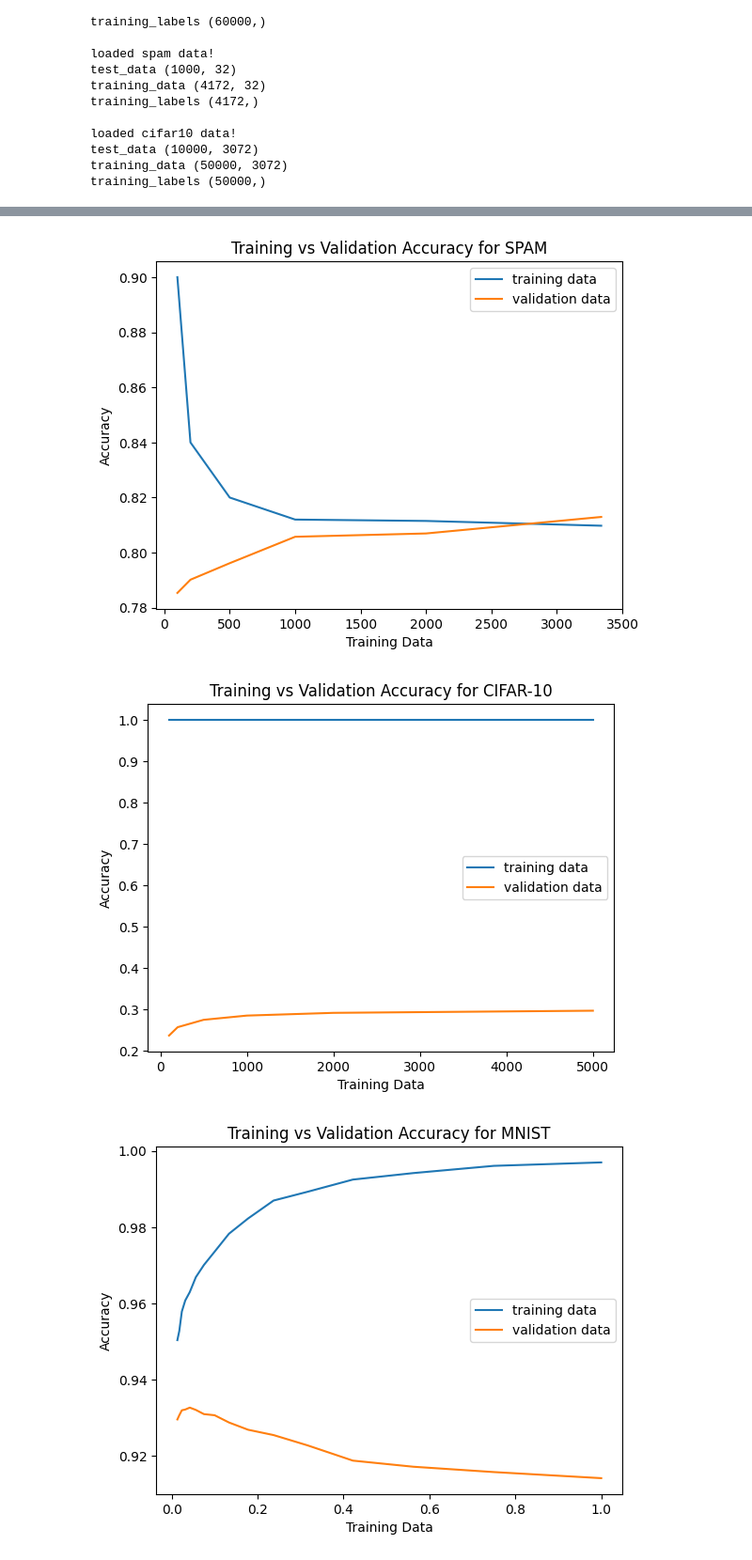
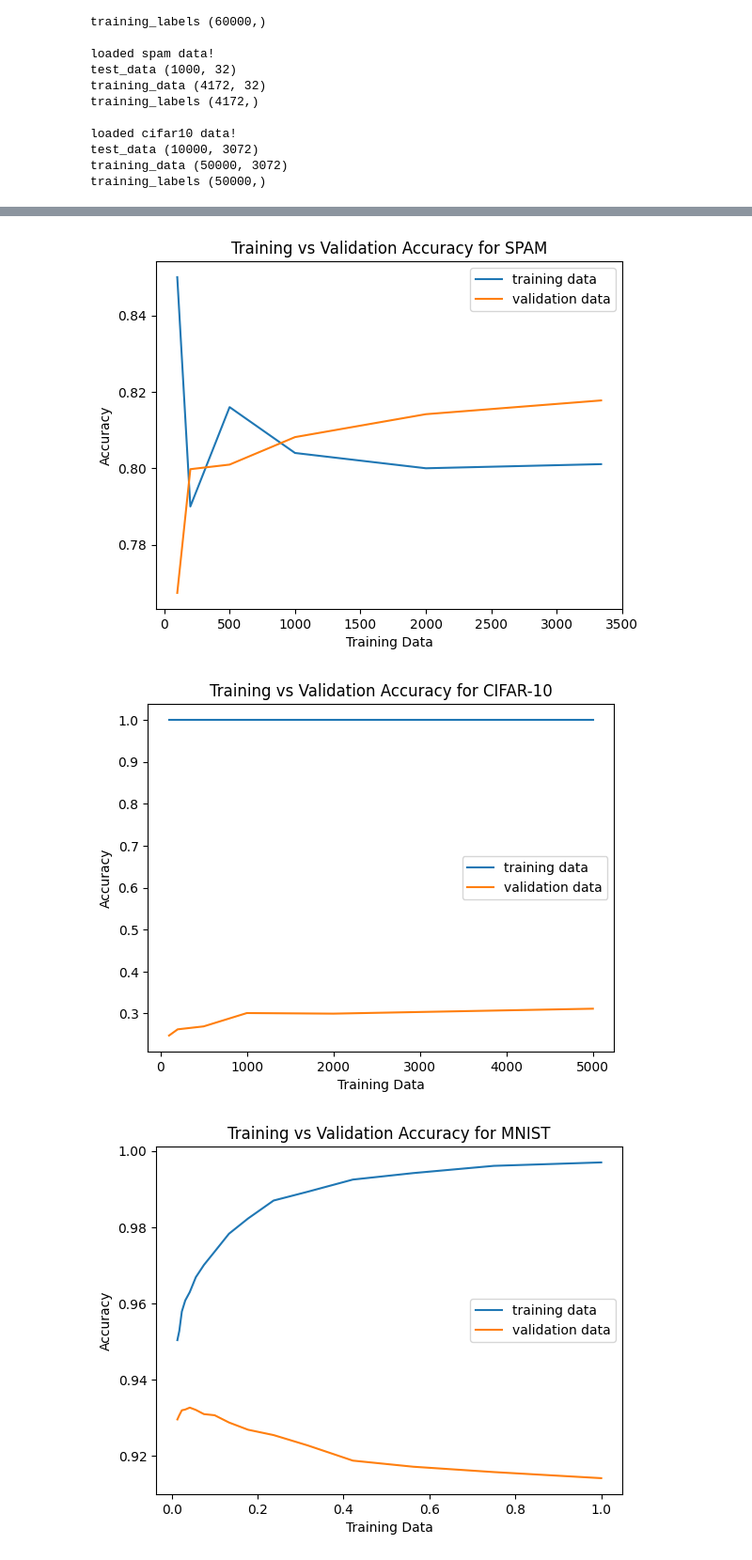
Before and after one commit to AmandaYao00/cs189_hw3, a Jupyter notebook: hw1/scripts/Solutions.ipynb, the cells around one changed output, grey strips where cells are left out. Shown at 94% size. Drawn from its saved outputs; the diff is of its cells as text; code cells hidden in the pictures.

```diff
--- a/hw1/scripts/Solutions.ipynb
+++ b/hw1/scripts/Solutions.ipynb
@@ -97,30 +97,30 @@ create_plot(num_train, training_accuracy, validation_accuracy, 'Training vs Vali
 # %%
 # Q3: Support Vector Coding -- SPAM
 
 # Trains and returns a Returns SVC Model
 def train_svm(data, training_indices, num_train):
     clf = svm.SVC(kernel = 'linear')
     clf.fit(data["training_data"][spam_training[:num_train]], data["training_labels"][spam_training][:num_train])
     return clf
 
 # Returns array of predictions using SVC Model on New Data
-def predict(model, data):
-    return clf.predict(data)
+def predict(data, clf, reshape_num, lables):
+    return clf.predict(data["training_data"][lables])
 
 # Train SPAM using raw pixels as features
 num_train = [100, 200, 500, 1000, 2000, 3339]
 training_accuracy = []
 validation_accuracy = []
 for num in num_train:
     clf = train_svm(spam_data, spam_training, num)
-    training_prediction = predict(clf, spam_data["training_data"][spam_training[:num]])
+    training_prediction = predict(spam_data, clf, num, spam_training[:num])
     training_accuracy.append(class_accuracy(spam_data, training_prediction, spam_training[:num]))
-    validation_prediction = predict(clf, spam_data["training_data"][spam_validation])
+    validation_prediction = predict(spam_data, clf, 834, spam_validation)
     validation_accuracy.append(class_accuracy(spam_data, validation_prediction, spam_validation))
 
 create_plot(num_train, training_accuracy, validation_accuracy, 'Training vs Validation Accuracy for SPAM')
 # %% [output]
-[figure, old version]
+[figure, new version]
 # %%
 # Q3: Support Vector Coding -- CIFAR-10
 
@@ -147,7 +147,7 @@ for num in num_train:
 
 create_plot(num_train, training_accuracy, validation_accuracy, 'Training vs Validation Accuracy for CIFAR-10')
 # %% [output]
-[figure, old version]
+[figure, new version]
 # %%
 #Q4 Hyperparamter Sweep for MNIST dataset
 
```
Also changed, not shown: parts of 6 cells of this notebook.
